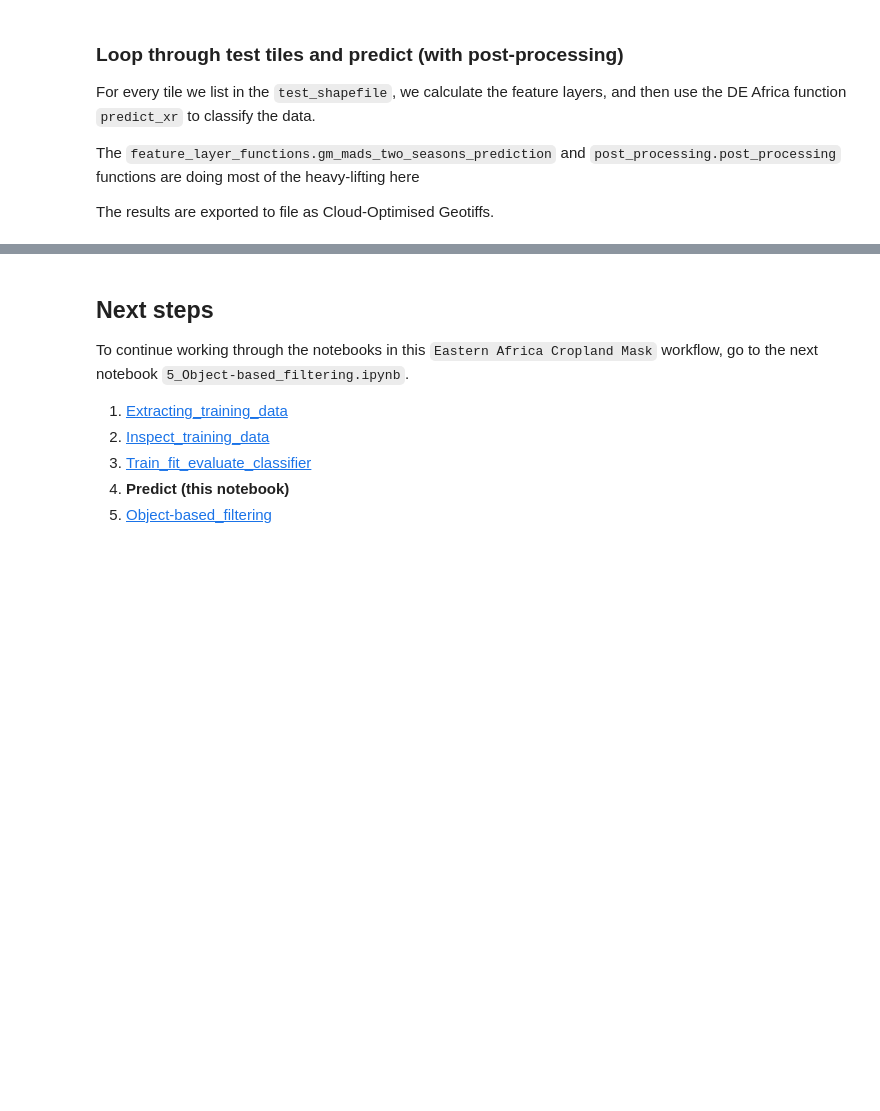
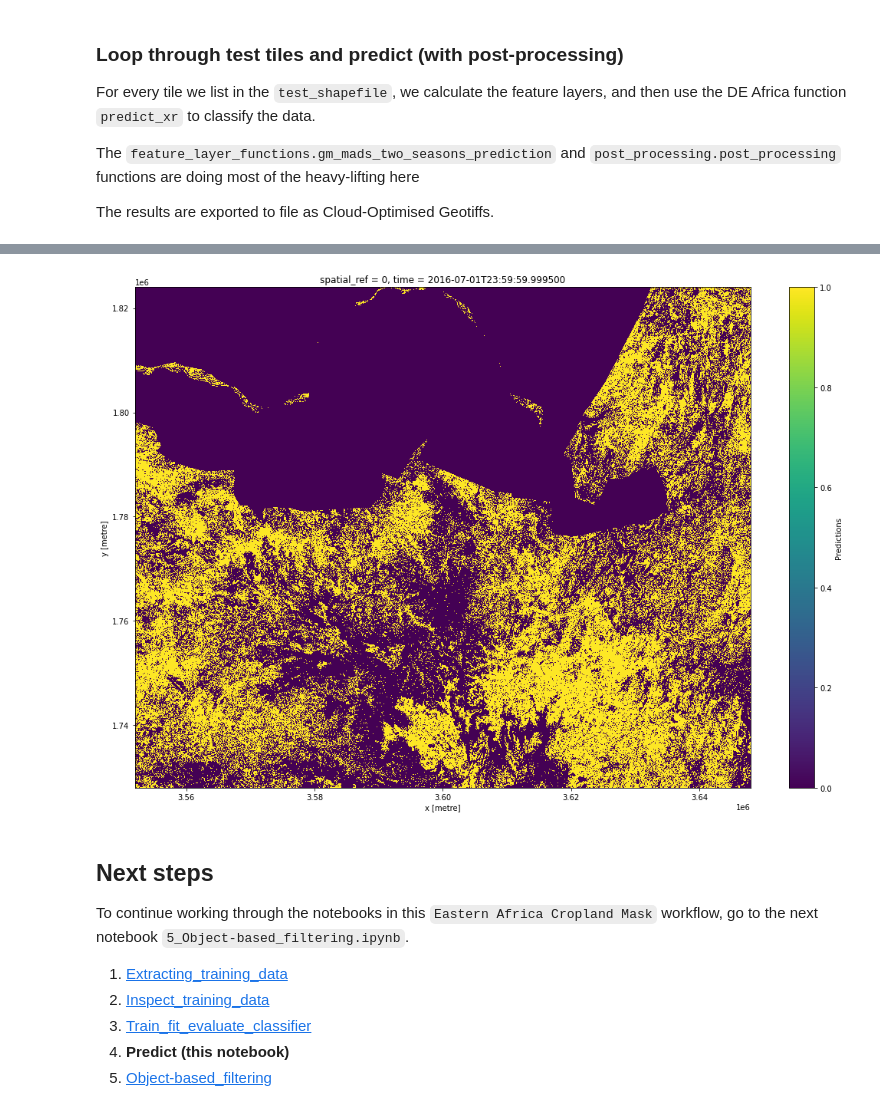
Before and after one commit to digitalearthafrica/crop-mask, a Jupyter notebook: testing/eastern_cropmask/4_Predict.ipynb, the cells around one changed output, grey strips where cells are left out. Saved outputs shown, nothing was run; the diff lists cells and outputs as text; code cells hidden in the pictures; blank space fills up the shorter version.

```diff
--- a/testing/eastern_cropmask/4_Predict.ipynb
+++ b/testing/eastern_cropmask/4_Predict.ipynb
@@ -112,12 +113,12 @@ if not os.path.exists(results+output_suffix):
 geobox_dict = AfricaGeobox(resolution=(-20,20)).geobox_dict
 
 i=1
-for index, row in gdf[378:].iterrows():
+for index, row in gdf[217:218].iterrows():
 
     #grab x,y id from the geopan
     x,y = gdf.loc[index]['title'].split(",")
     x, y = int(x)+181, int(y)+77
-    print('working on tile: '+str(x)+','+str(y),str(i+378)+"/"+str(len(gdf)),end='\r')
+    print('working on tile: '+str(x)+','+str(y),str(i)+"/"+str(len(gdf)),end='\r')
 
     #get affine of single tile as geobox object
     geobox = geobox_dict[(x,y)]
@@ -143,6 +144,12 @@ for index, row in gdf[378:].iterrows():
         mask = xr_rasterize(gdf.iloc[[index]], predicted)
     predicted = predicted.where(mask).astype("float32")
 
+    # mask with WDPA
+    wdpa = xr.open_rasterio('/g/data/crop_mask_eastern_data/WDPA_eastern.tif').squeeze()
+    wdpa = xr_reproject(wdpa, predicted.geobox, "nearest")
+    wdpa = wdpa.astype(bool)
+    predicted = predicted.where(~wdpa).astype("float32")
+
     #grab just the predictions for post process filtering
     predict = predicted.Predictions
 
@@ -167,8 +174,9 @@ for index, row in gdf[378:].iterrows():
     predict=predict.astype(np.int8)
 
     #----export classifications to disk-----------------------
-    write_cog(predict,
-              results+output_suffix+'/Eastern_'+str(x)+'_'+str(y)+'_prediction_pixel_'+output_suffix+'.tif',
-              overwrite=True)
+#     write_cog(predict,
+#               results+output_suffix+'/Eastern_'+str(x)+'_'+str(y)+'_prediction_pixel_'+output_suffix+'.tif',
+#               overwrite=True)
+    break
     i+=1
 # %% [output]
@@ -177,5 +185,7 @@ Wall time: 22min 51s
 # %%
-# predict.plot(size=12)
+predict.plot(size=12);
+# %% [output]
+[figure, added]
 # %% [markdown]
 ## Next steps
 
```
Also changed, not shown: parts of 2 cells of this notebook, 6 other files.
